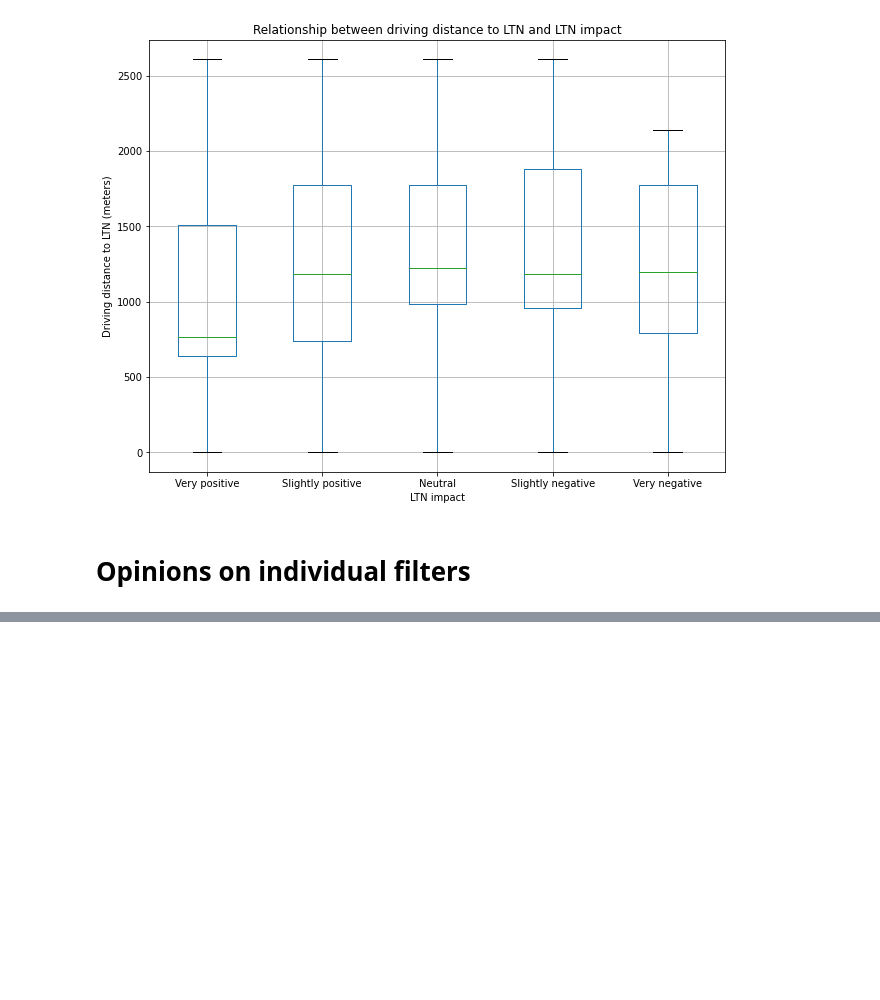
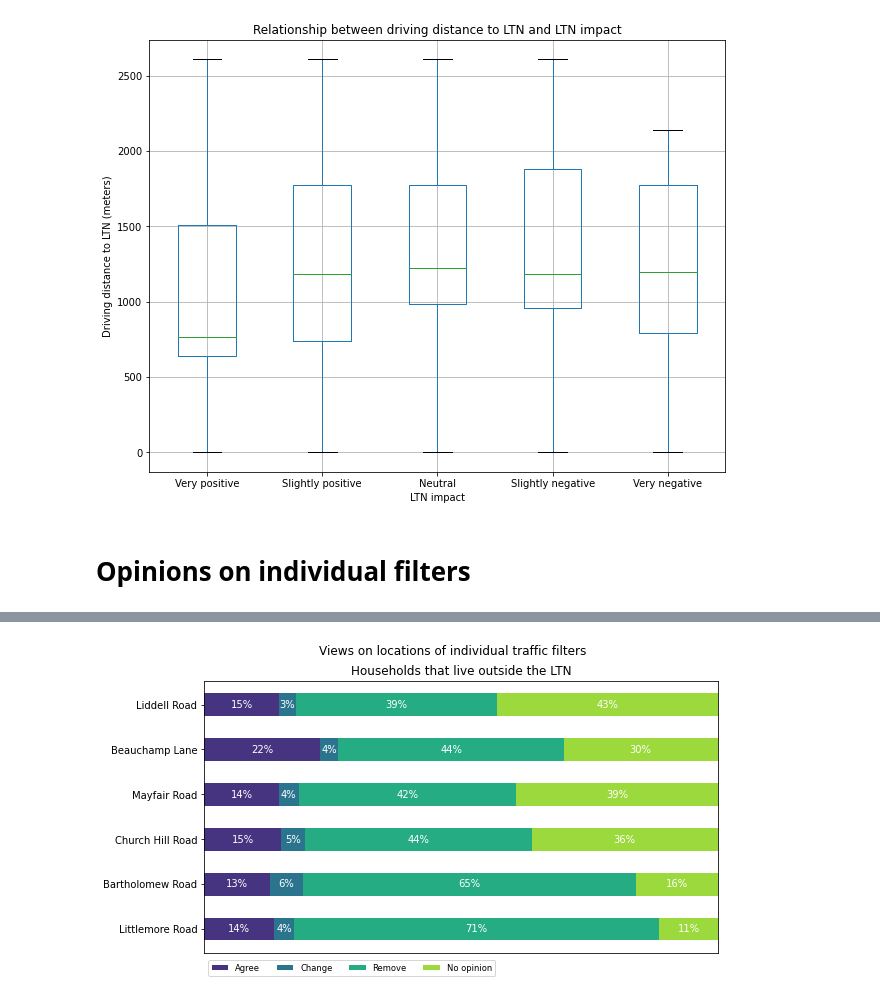
Before and after one commit to annarailton/littlemore_ltn_analysis, a Jupyter notebook: lpc_ltn_analysis.ipynb, the cells around one changed output, grey strips where cells are left out. Saved outputs shown, nothing was run; the diff lists cells and outputs as text; code cells hidden in the pictures; blank space fills up the shorter version.

```diff
--- a/lpc_ltn_analysis.ipynb
+++ b/lpc_ltn_analysis.ipynb
@@ -832,0 +872,18 @@ plt.show()
+# %%
+qu5_results_outside_ltn = {
+    "Liddell Road": df[df['outside_ltn'] == True]['5_liddell_road'].value_counts(dropna=True, normalize=True)[filter_category_order].tolist(),
+    "Beauchamp Lane": df[df['outside_ltn'] == True]['5_beauchamp_lane'].value_counts(dropna=True, normalize=True)[filter_category_order].tolist(),
+    "Mayfair Road": df[df['outside_ltn'] == True]['5_mayfair_road'].value_counts(dropna=True, normalize=True)[filter_category_order].tolist(),
+    "Church Hill Road": df[df['outside_ltn'] == True]['5_church_hill_road'].value_counts(dropna=True, normalize=True)[filter_category_order].tolist(),
+    "Bartholomew Road": df[df['outside_ltn'] == True]['5_bartholomew_road'].value_counts(dropna=True, normalize=True)[filter_category_order].tolist(),
+    "Littlemore Road": df[df['outside_ltn'] == True]['5_littlemore_road'].value_counts(dropna=True, normalize=True)[filter_category_order].tolist(),
+}
+
+qu5_results_outside_ltn = {k: list(map(lambda x: x * 100, v)) for k, v in qu5_results_outside_ltn.items()}  # Convert to percentages
+survey(qu5_results_outside_ltn, filter_category_order)
+plt.suptitle("Views on locations of individual traffic filters")
+plt.title("Households that live outside the LTN")
+plt.savefig("img/7_individual_filters_outside_ltn.png", bbox_inches="tight")
+plt.show()
+# %% [output]
+[figure, added]
```
Also changed, not shown: parts of 8 cells of this notebook, 11 other files.
